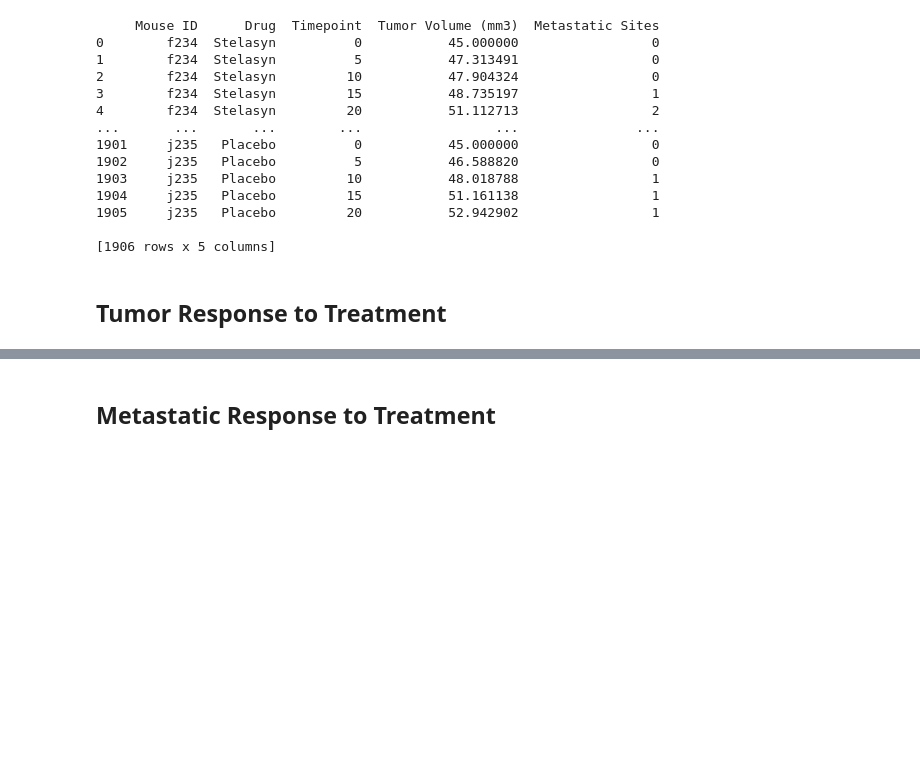
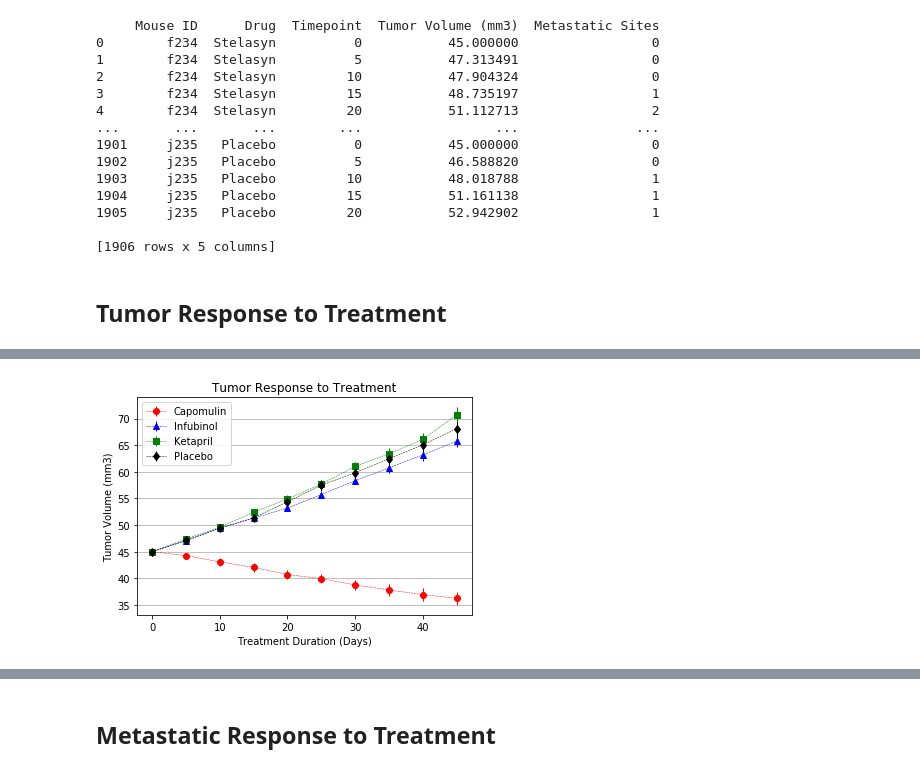
Before and after one commit to Jhyrryl/homework, a Jupyter notebook: matplotlib-challenge/Pymaceuticals/Pymaceuticals.ipynb, the cells around one changed output, grey strips where cells are left out. Cells and saved outputs as stored; diff of their text form; code cells hidden in the pictures; blank space fills up the shorter version.

```diff
--- a/matplotlib-challenge/Pymaceuticals/Pymaceuticals.ipynb
+++ b/matplotlib-challenge/Pymaceuticals/Pymaceuticals.ipynb
@@ -114,4 +91,6 @@ se_tumors_df
 # %%
 # Minor Data Munging to Re-Format the Data Frames
+progress_df = tumor_sizes_df.pivot(index='Timepoint',columns='Drug',values='Tumor Volume (mm3)')
 
 # Preview that Reformatting worked
+progress_df
@@ -131,3 +110,33 @@ se_tumors_df
+# %%
+# Generate the Plot (with Error Bars)
+line_data = {'Capomulin': 'o--r',
+             'Infubinol': 'b--^',
+             'Ketapril': 'g--s',
+             'Placebo': 'k--d'}
+
+def common_plot(title, y_label):
+    plt.title(title)
+    plt.xlabel("Treatment Duration (Days)")
+    plt.ylabel(y_label)
+    plt.legend()
+    plt.grid(b=True,axis='y')
+
+def errorline(df, data, k, v):
+    line = plt.errorbar(df.index, df[k], data[k], fmt=v, lw=0.5, elinewidth=1, barsabove=False)
+    line.set_label(k)
+
+for k, v in line_data.items():
+    errorline(progress_df, se_tumors, k, v)
+
+common_plot("Tumor Response to Treatment", "Tumor Volume (mm3)")
+
+# Save the Figure
+file_name = os.path.join('.', 'Figures', 'tumor_response.png')
+plt.savefig(file_name)
+
+plt.show()
+# %% [output]
+[figure, added]
 # %%
 # Show the Figure
 plt.show()
```
Also changed, not shown: parts of 25 cells of this notebook, 3 other files.
